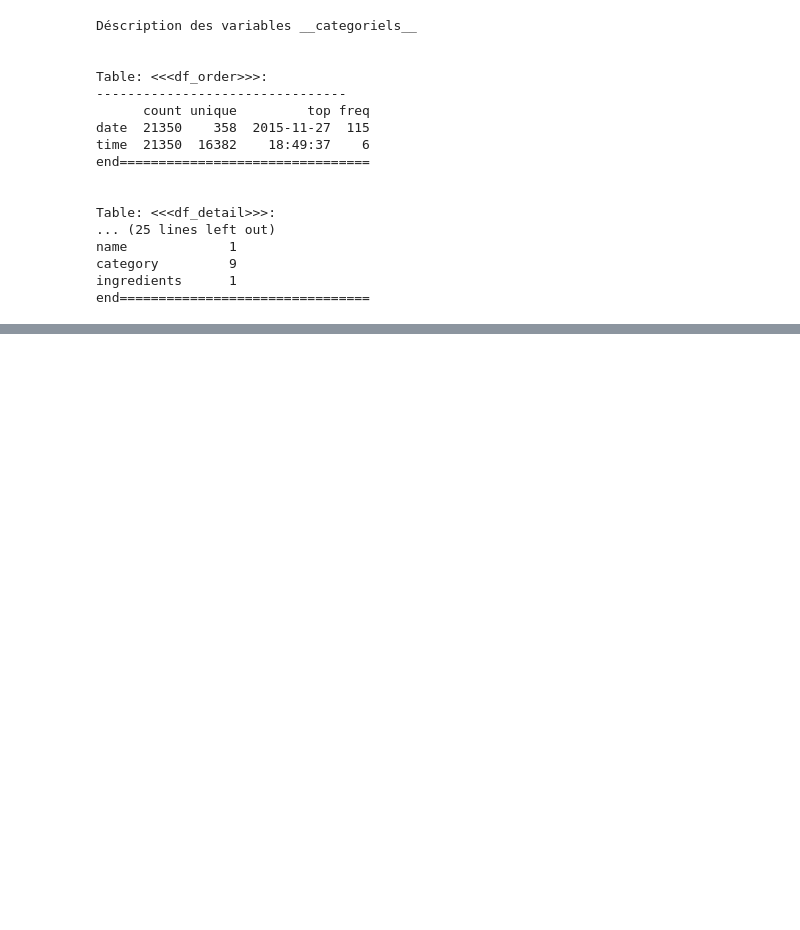
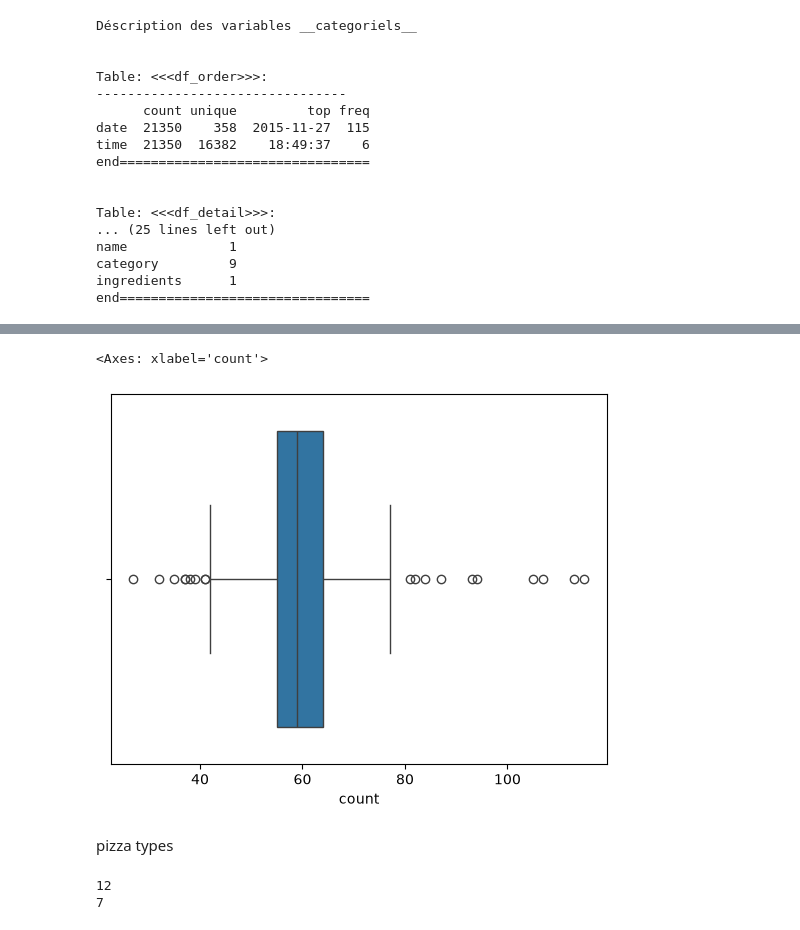
Before and after one commit to daviddglyon/Platos-Pizza, a Jupyter notebook: notebooks/exlore_my.ipynb, the cells around one changed output, grey strips where cells are left out. Cells and saved outputs as stored; diff of their text form; code cells hidden in the pictures; blank space fills up the shorter version.

Commit message:
added section pizza type table study for import to mysql

```diff
--- a/notebooks/exlore_my.ipynb
+++ b/notebooks/exlore_my.ipynb
@@ -209,0 +182,13 @@ end================================
+# %%
+sns.boxplot(x=df_order['date'].value_counts())
+# %% [output]
+<Axes: xlabel='count'>
+[figure, added]
+# %% [markdown]
+pizza types
+# %%
+print(df_type['pizza_type_id'].astype('str').str.len().max())
+print(df_type['pizza_type_id'].astype('str').str.len().min())
+# %% [output]
+12
+7
```
Also changed, not shown: parts of 36 cells of this notebook, 3 other files.
